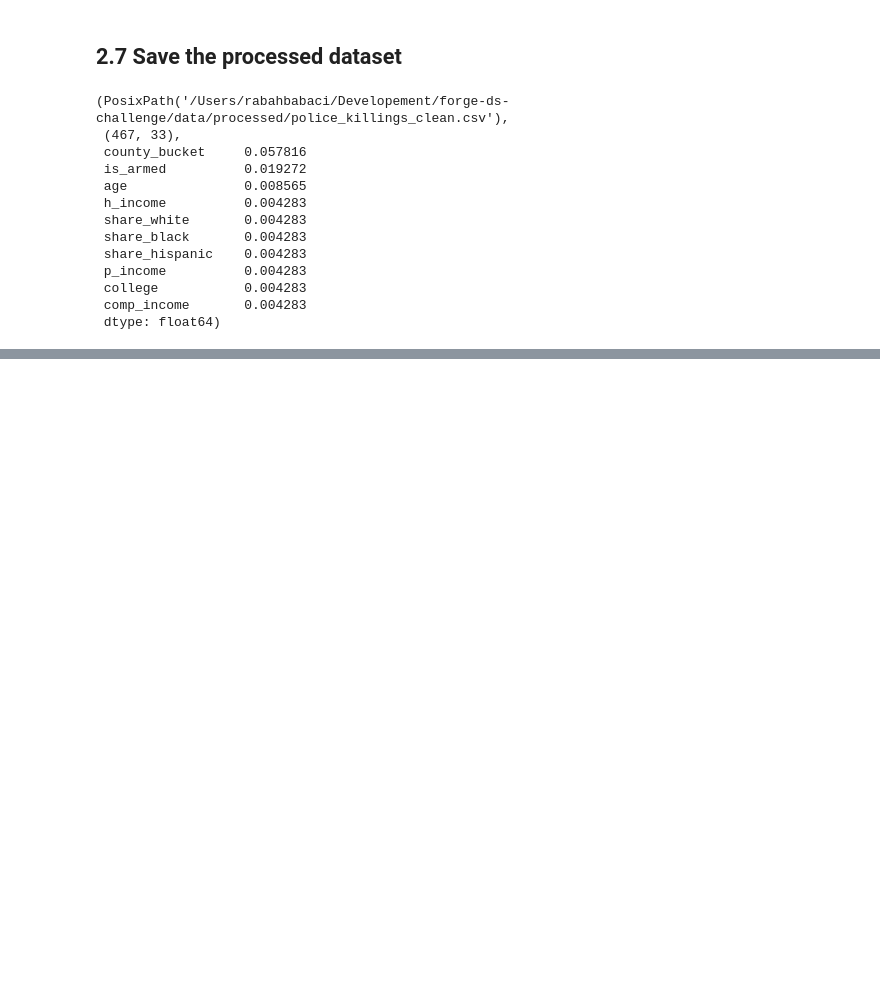
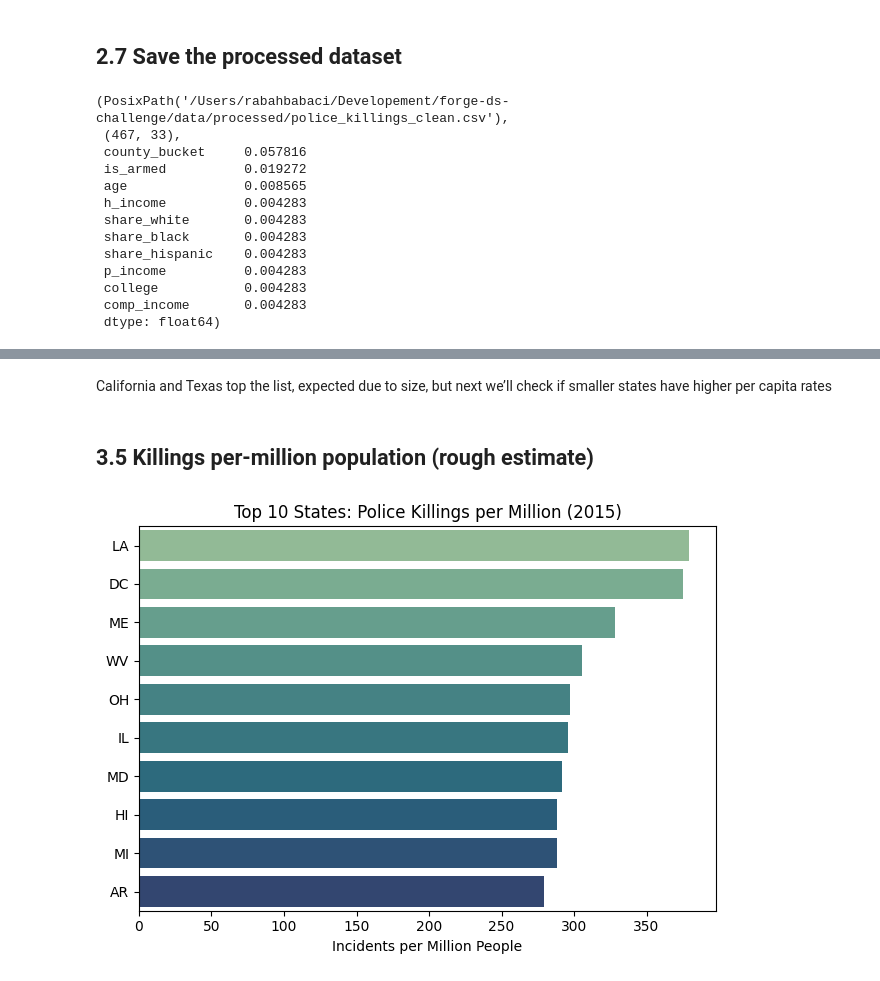
Before and after one commit to rabahbabaci/forge-ds-challenge, a Jupyter notebook: notebooks/analysis.ipynb, the cells around one changed output, grey strips where cells are left out. Cells and saved outputs as stored; diff of their text form; code cells hidden in the pictures; blank space fills up the shorter version.

```diff
--- a/notebooks/analysis.ipynb
+++ b/notebooks/analysis.ipynb
@@ -401,0 +507,30 @@ Saved cleaned dataset to `data/processed/police_killings_clean.csv`
+# %% [markdown]
+California and Texas top the list, expected due to size, but next we’ll check if smaller states have higher per capita rates
+# %% [markdown]
+## 3.5 Killings per-million population (rough estimate)
+# %%
+# quick per-million rate using pop column (population of the tract)
+state_stats = (
+    df_clean.groupby("state")
+    .agg({"pop": "sum", "name": "count"})
+    .rename(columns={"name": "incidents"})
+)
+state_stats["incidents_per_million"] = (
+    state_stats["incidents"] / state_stats["pop"]
+) * 1_000_000
+top_rates = state_stats.sort_values("incidents_per_million", ascending=False).head(10)
+
+sns.barplot(
+    x=top_rates["incidents_per_million"],
+    y=top_rates.index,
+    palette="crest",
+    legend=False,
+    hue=state_counts.index,
+)
+plt.title("Top 10 States: Police Killings per Million (2015)")
+plt.xlabel("Incidents per Million People")
+plt.ylabel("")
+plt.tight_layout()
+plt.show()
+# %% [output]
+[figure, added]
```
Also changed, not shown: parts of 21 cells of this notebook.
